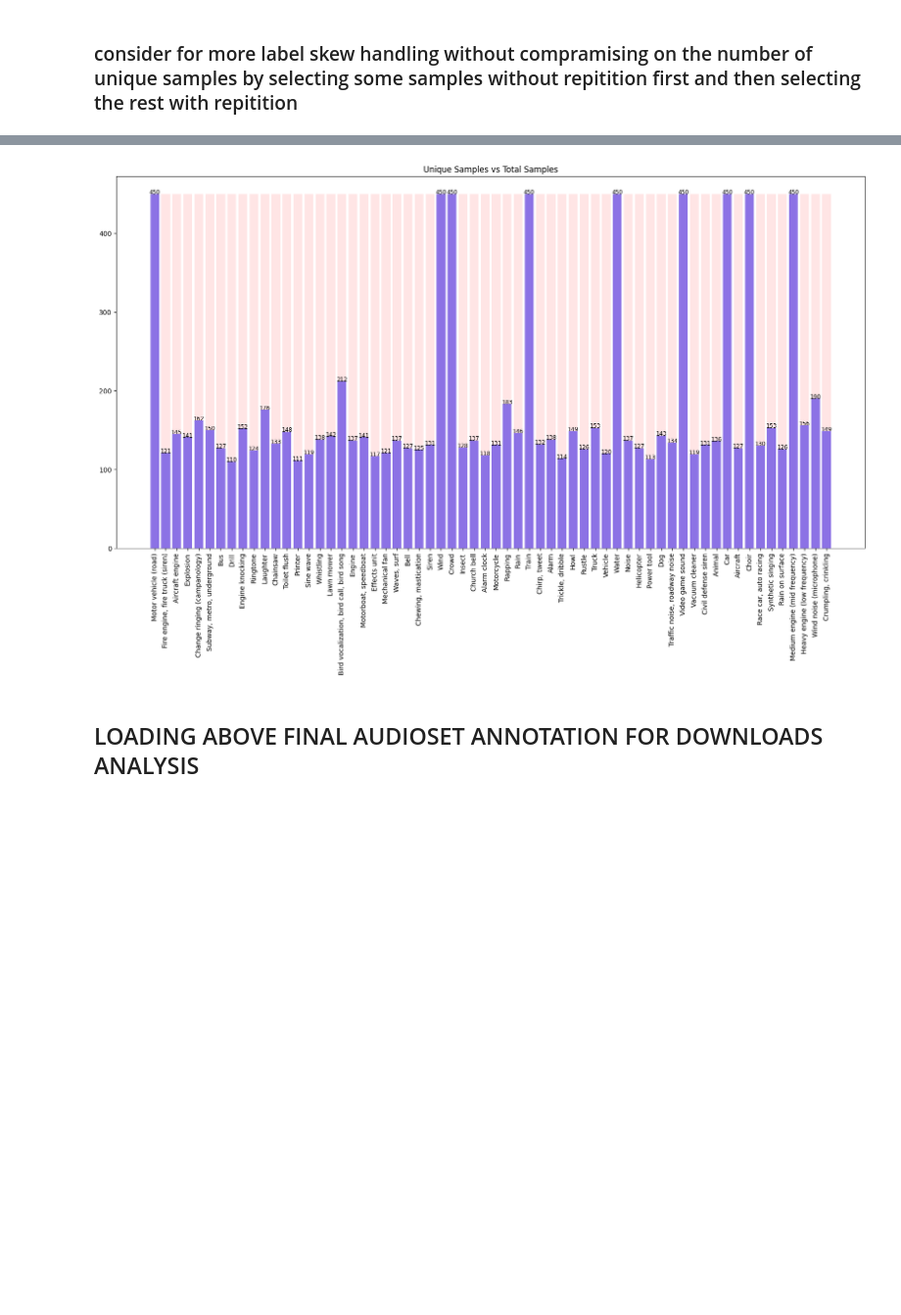
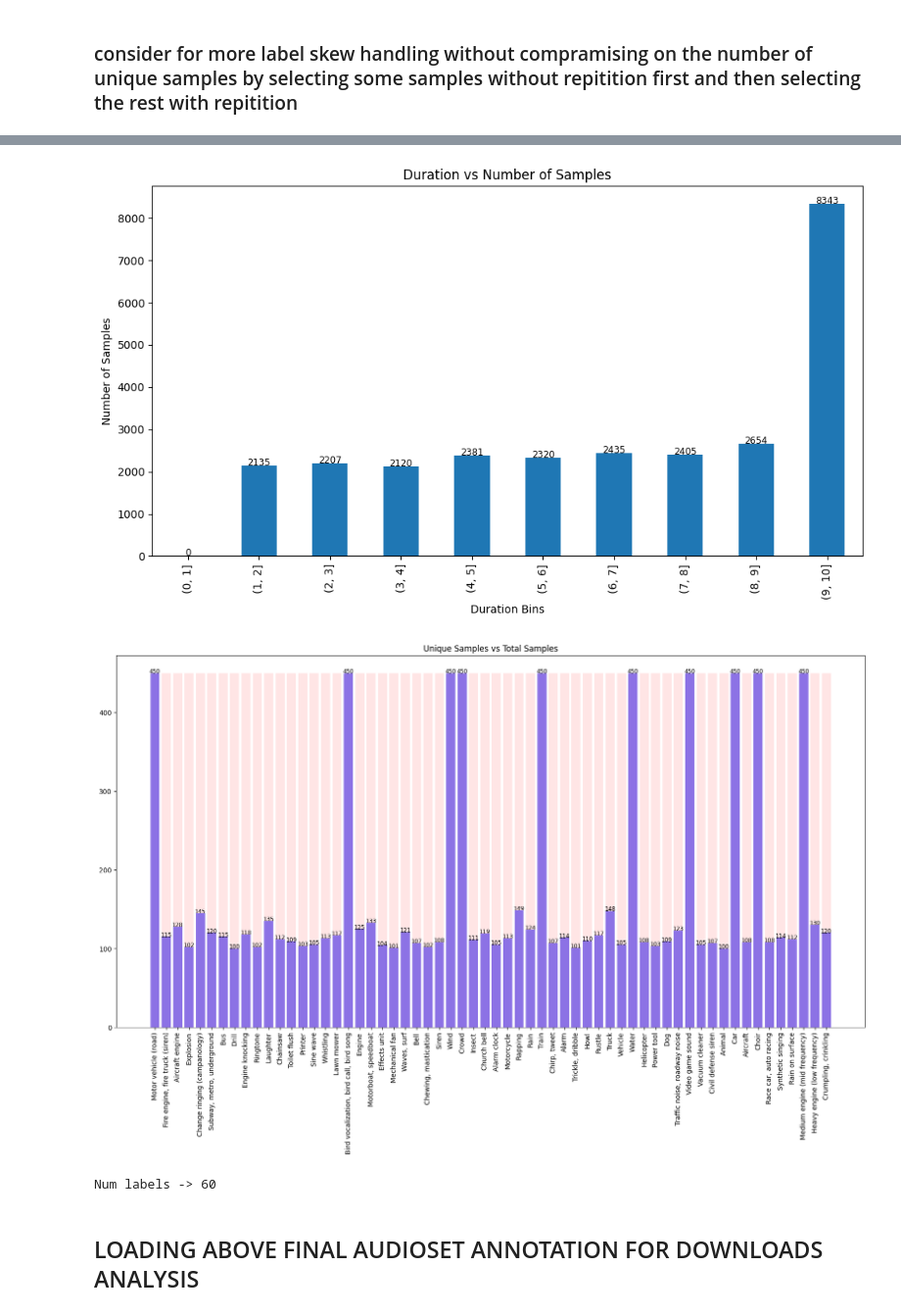
Before and after one commit to WhissleAI/visual_speech_recognition, a Jupyter notebook: analysis_audioset.ipynb, the cells around one changed output, grey strips where cells are left out. Shown: that part at 98% size. Cells and saved outputs as stored; diff of their text form; code cells hidden in the pictures; blank space fills up the shorter version.

```diff
--- a/analysis_audioset.ipynb
+++ b/analysis_audioset.ipynb
@@ -170,6 +175,7 @@ def get_num_samples_for_given_labels(df, labels):
     return label_vs_num_samples
 
 dfs = get_filtered_df(ann_files_real, ann_files_speech_rem)
+mid_to_label = pd.read_csv('/disk1/audioset/annotations/mid_to_display_name.tsv', sep='\t', names=['mid', 'label'])
 # %% [output]
 Num IDs in train -> 103463
 train -> 47438
@@ -322,6 +440,7 @@ ytid_to_label_df.head()
 # %%
 # plot binned time on x with 1sec and num samples in that bin on y
 def plot_binned_time_vs_num_samples(df, bin_size=1,add_coloumn_of_probs=True):
+    base_dir = '/disk1/audioset/' + split_type+'/videos/'
     bins = range(0, int(df['end_time'].max()) + bin_size, bin_size)
     df['binned_duration'] = pd.cut(df['duration'], bins)
     num_samples_per_bin = df['binned_duration'].value_counts().sort_index()
@@ -338,6 +457,10 @@ def plot_binned_time_vs_num_samples(df, bin_size=1,add_coloumn_of_probs=True):
     if add_coloumn_of_probs:
         # add prbs_with_duration coloumn to df with inverse probality of duration with respect to num_samples_per_bin
         df['prbs_with_duration'] = df['binned_duration'].apply(lambda x: len(df)/num_samples_per_bin[x])
+        # get YTID of all samples and check if it is present in base_dir else keep its prob as -50
+        videos_list = os.listdir(base_dir)
+        df['is_present'] = df['YTID'].apply(lambda x: x + '.mp4' in videos_list)
+        df['prbs_with_duration'] = df.apply(lambda x: x['prbs_with_duration'] if x['is_present'] else 0.0001, axis=1)
     return df
 
 ytid_to_label_df = plot_binned_time_vs_num_samples(ytid_to_label_df,add_coloumn_of_probs=True)
@@ -388,7 +519,8 @@ import pandas as pd
 import os
 import numpy as np
 
-with open('/disk1/audioset/annotations/it1_audioset_anns.json', 'r') as f:
+split_type = 'train'
+with open(f'/disk1/audioset/annotations/it1_audioset_anns_{split_type}.json', 'r') as f:
     ytid_to_label_df = pd.read_json(f)
 ytid_to_label_df.head()
 # print the top 5 labels with their num occurences that have duration greater than 9 sec
@@ -458,25 +572,39 @@ plot_binned_time_vs_num_samples(final_anns,add_coloumn_of_probs=False)
 # %%
+# final_anns = json.load(open(f'/disk1/audioset/annotations/it1_audioset_anns_final_{split_type}.json'))
+plot_binned_time_vs_num_samples(final_anns,add_coloumn_of_probs=False)
 def plot_unique_samples_vs_total_samples(df):
     label_to_count = df['label'].value_counts()
     label_to_unique_count = df.groupby('label')['YTID'].nunique()
     plt.figure(figsize=(20, 10))
     # use mid_to_label to convert mid to label
     label_to_unique_count = {mid_to_label[mid_to_label['mid'] == k]['label'].values[0]: v for k, v in label_to_unique_count.items()}
     label_to_count = {mid_to_label[mid_to_label['mid'] == k]['label'].values[0]: v for k, v in label_to_count.items()}
     plt.bar(label_to_unique_count.keys(), label_to_unique_count.values(), color='b', alpha=0.5)
     # keep counts on top of bar
     for i, v in enumerate(label_to_unique_count.values()):
         plt.text(i, v, str(v), ha='center', fontsize='small')
     plt.bar(label_to_count.keys(), label_to_count.values(), color='r', alpha=0.1)
     plt.title('Unique Samples vs Total Samples')
     # x labels are rotated by 90 degrees for readability
     plt.xticks(rotation=90)
     plt.show()
 
-
+mid_to_label = pd.read_csv('/disk1/audioset/annotations/mid_to_display_name.tsv', sep='\t', names=['mid', 'label'])
+split_type = 'train'
+final_anns = pd.read_json(f'/disk1/audioset/annotations/it1_audioset_anns_final_{split_type}.json')
 plot_unique_samples_vs_total_samples(final_anns)
 # %% [output]
-[figure, old version]
+[figure, new version]
+[figure, added]
+# %%
+import json
+labels_list = final_anns['label'].unique()
+print(f"Num labels -> {len(labels_list)}")
+# save it as json
+with open('/disk1/audioset/annotations/it1_audioset_labels.json', 'w') as f:
+    json.dump(labels_list.tolist(), f)
+# %% [output]
+Num labels -> 60
 # %% [markdown]
 ## LOADING ABOVE FINAL AUDIOSET ANNOTATION FOR DOWNLOADS ANALYSIS
 # %%
```
Also changed, not shown: parts of 14 cells of this notebook, 3 other files.
